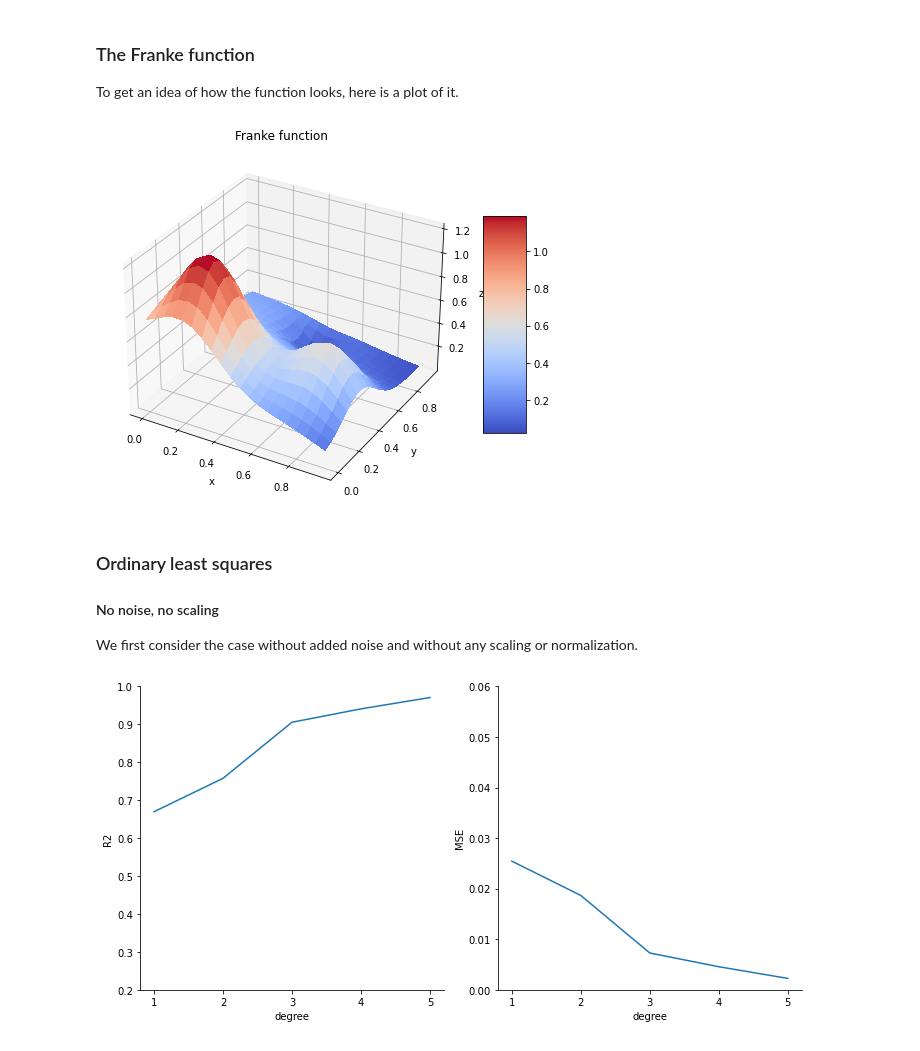
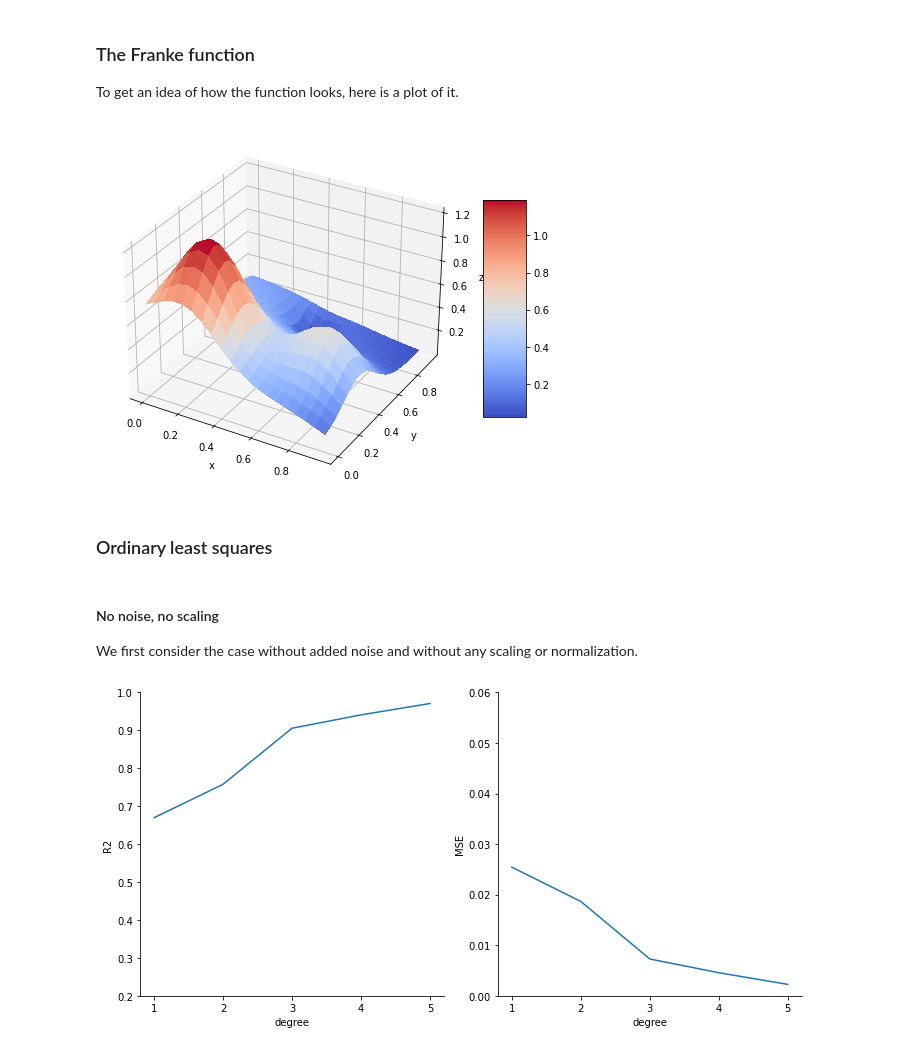
Before and after one commit to frederikrogge/compsci-project, a Jupyter notebook: Notebooks/task_a.ipynb, the cells around one changed output. Drawn from its saved outputs; the diff is of its cells as text; code cells hidden in the pictures.

Commit message:
new figures, bug fixes etc

```diff
--- a/Notebooks/task_a.ipynb
+++ b/Notebooks/task_a.ipynb
@@ -37,11 +37,8 @@ labels = z.ravel()
 
 To get an idea of how the function looks, here is a plot of it.
 # %%
-plot_3d(x, y, z, title='Franke function', figsize=(8, 8), name='a_franke_function_groundtruth', save=True)
+plot_3d(x, y, z, figsize=(8, 8), name='a_franke_function_groundtruth', save=True)
 # %% [output]
-[figure, old version]
+[figure, new version]
 # %% [markdown]
 ### Ordinary least squares
-#### No noise, no scaling
-
-We first consider the case without added noise and without any scaling or normalization.
@@ -48,3 +49,7 @@ We first consider the case without added noise and without any scaling or normal
+# %% [markdown]
+#### No noise, no scaling
+
+We first consider the case without added noise and without any scaling or normalization.
 # %%
 degrees = [1, 2, 3, 4, 5]
 include_intercept = True
```
Also changed, not shown: parts of 6 cells of this notebook, 34 other files.
